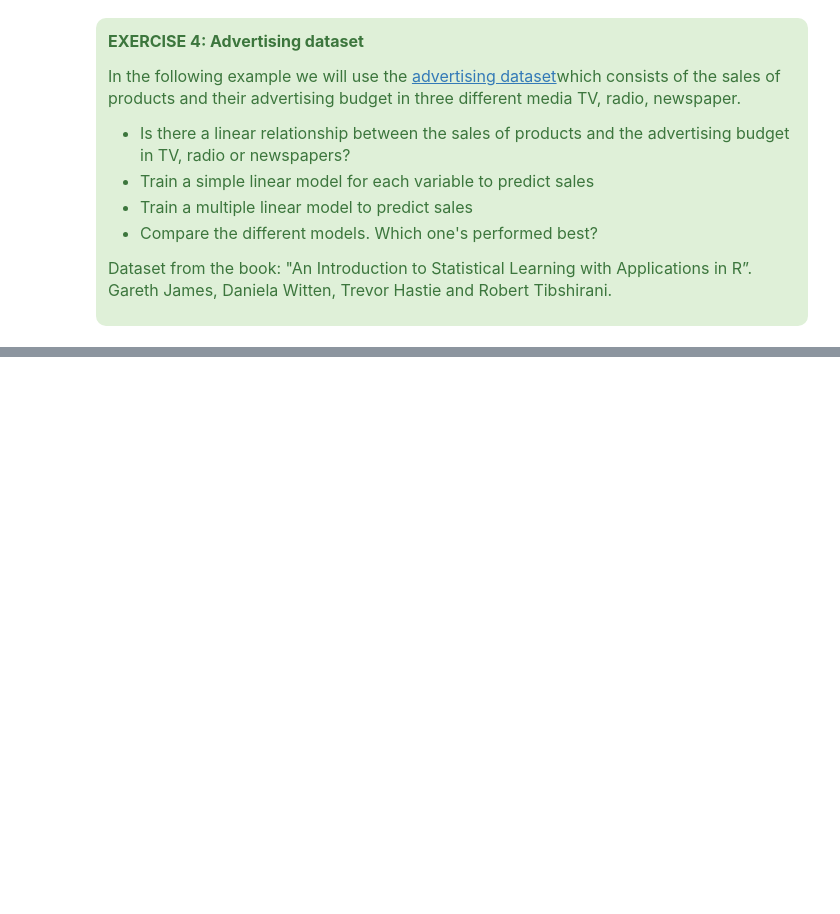
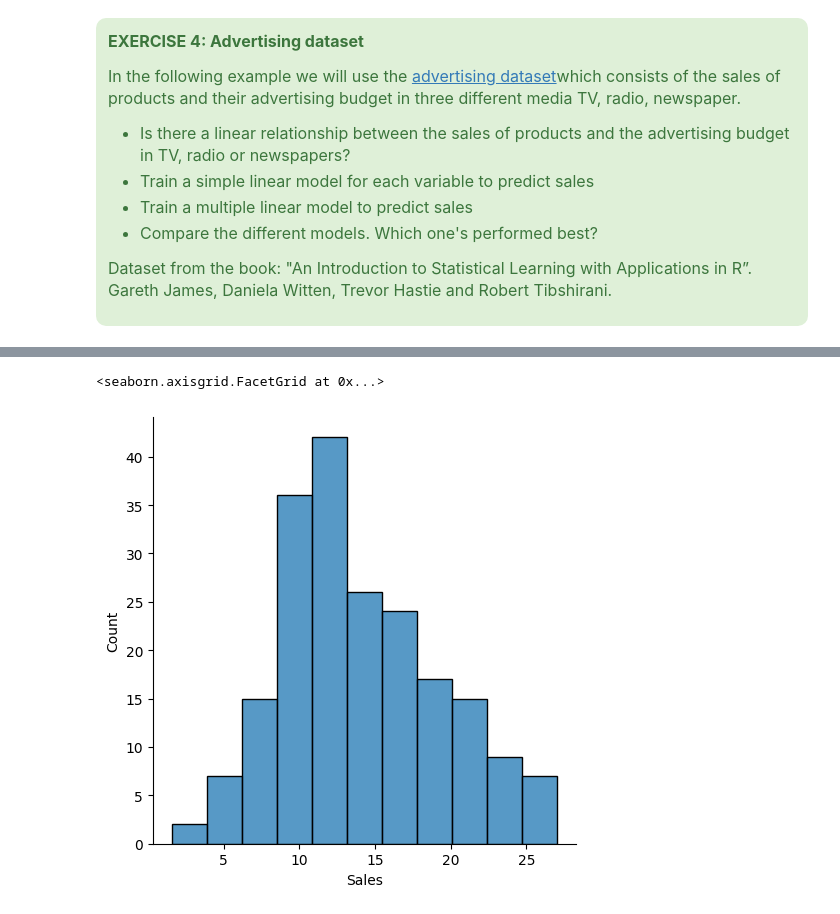
Before and after one commit to chandlershortlidge/lab-dsai-regression-exercises, a Jupyter notebook: your-code/main.ipynb, the cells around one changed output, grey strips where cells are left out. Saved outputs shown, nothing was run; the diff lists cells and outputs as text; code cells hidden in the pictures; blank space fills up the shorter version.

```diff
--- a/your-code/main.ipynb
+++ b/your-code/main.ipynb
@@ -568,3 +568,7 @@ Dataset from the book: "An Introduction to Statistical Learning with Application
 
 
 </div>
+# %%
+# load the dataset
+advertising = read_csv('../data/Advertising 2.csv')
+advertising
@@ -570,0 +589,6 @@ Dataset from the book: "An Introduction to Statistical Learning with Application
+# %%
+# distrobution plot (histogram)
+sns.displot(advertising["Sales"])
+# %% [output]
+<seaborn.axisgrid.FacetGrid at 0x...>
+[figure, added]
```
Also changed, not shown: parts of 10 cells of this notebook, 1 other file.
